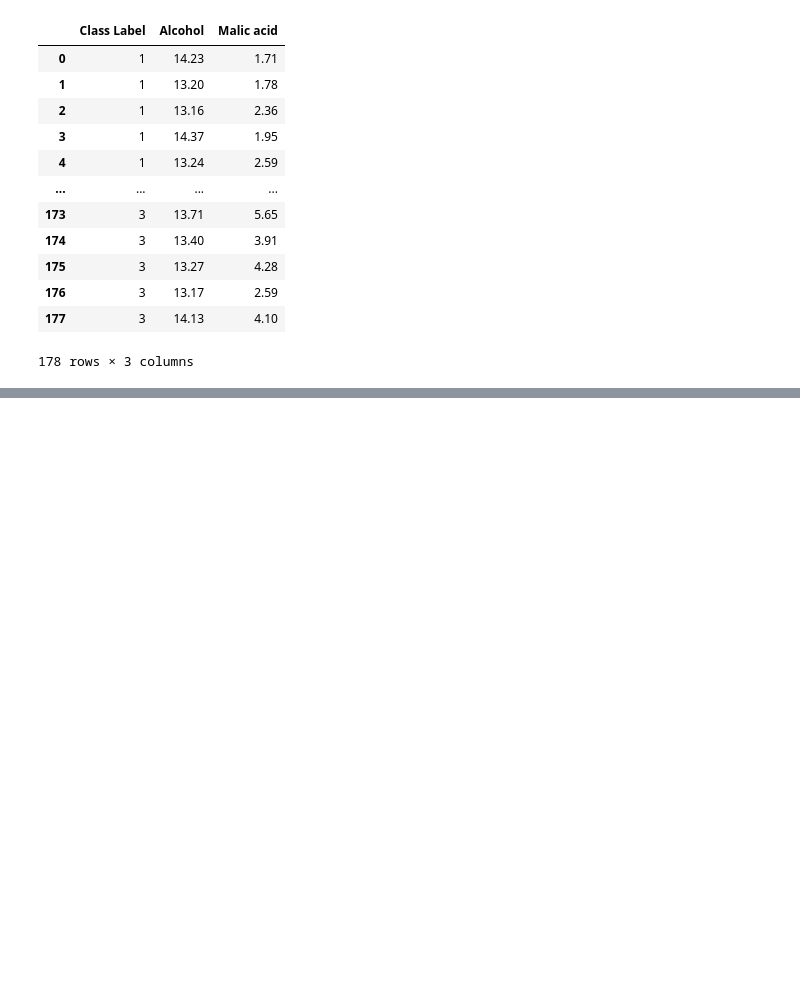
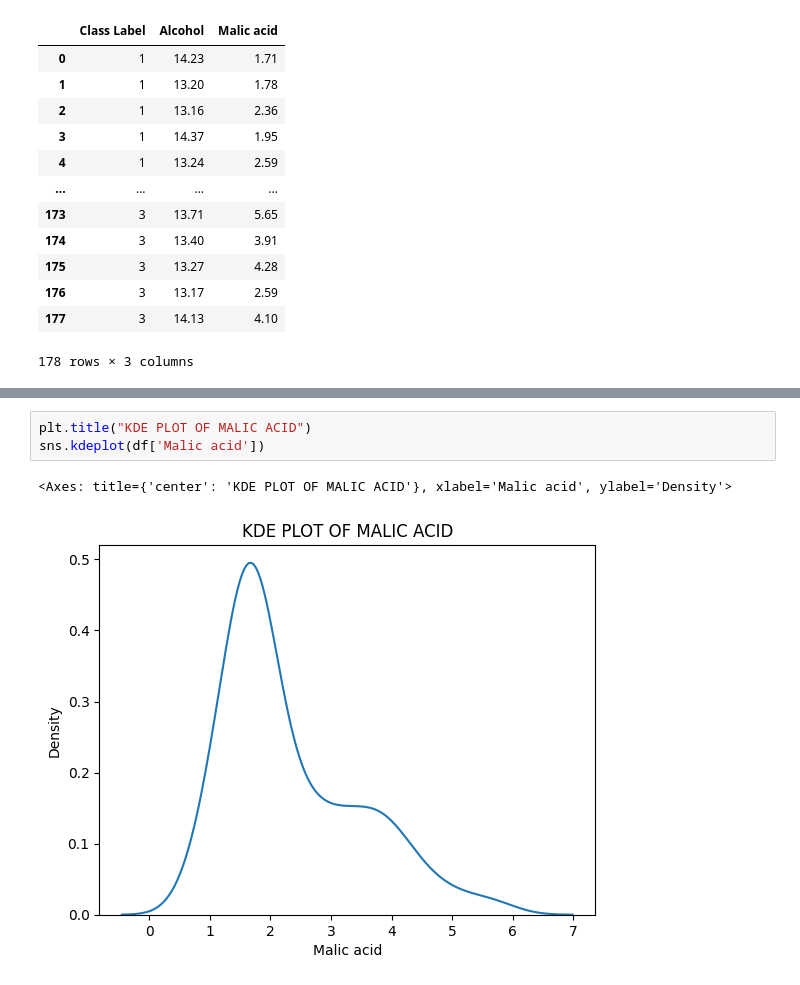
Before and after one commit to sanskar-gh/colab_notebooks, a Jupyter notebook: FEATURE ENGINEERING/MINMAXSCALING/min_max_scaling.ipynb, the cells around one changed output, grey strips where cells are left out. Cells and saved outputs as stored; diff of their text form; blank space fills up the shorter version.

```diff
--- a/FEATURE ENGINEERING/MINMAXSCALING/min_max_scaling.ipynb
+++ b/FEATURE ENGINEERING/MINMAXSCALING/min_max_scaling.ipynb
@@ -25,0 +32,6 @@ df
+# %%
+plt.title("KDE PLOT OF MALIC ACID")
+sns.kdeplot(df['Malic acid'])
+# %% [output]
+<Axes: title={'center': 'KDE PLOT OF MALIC ACID'}, xlabel='Malic acid', ylabel='Density'>
+[figure, added]
```
Also changed, not shown: parts of 12 cells of this notebook.
